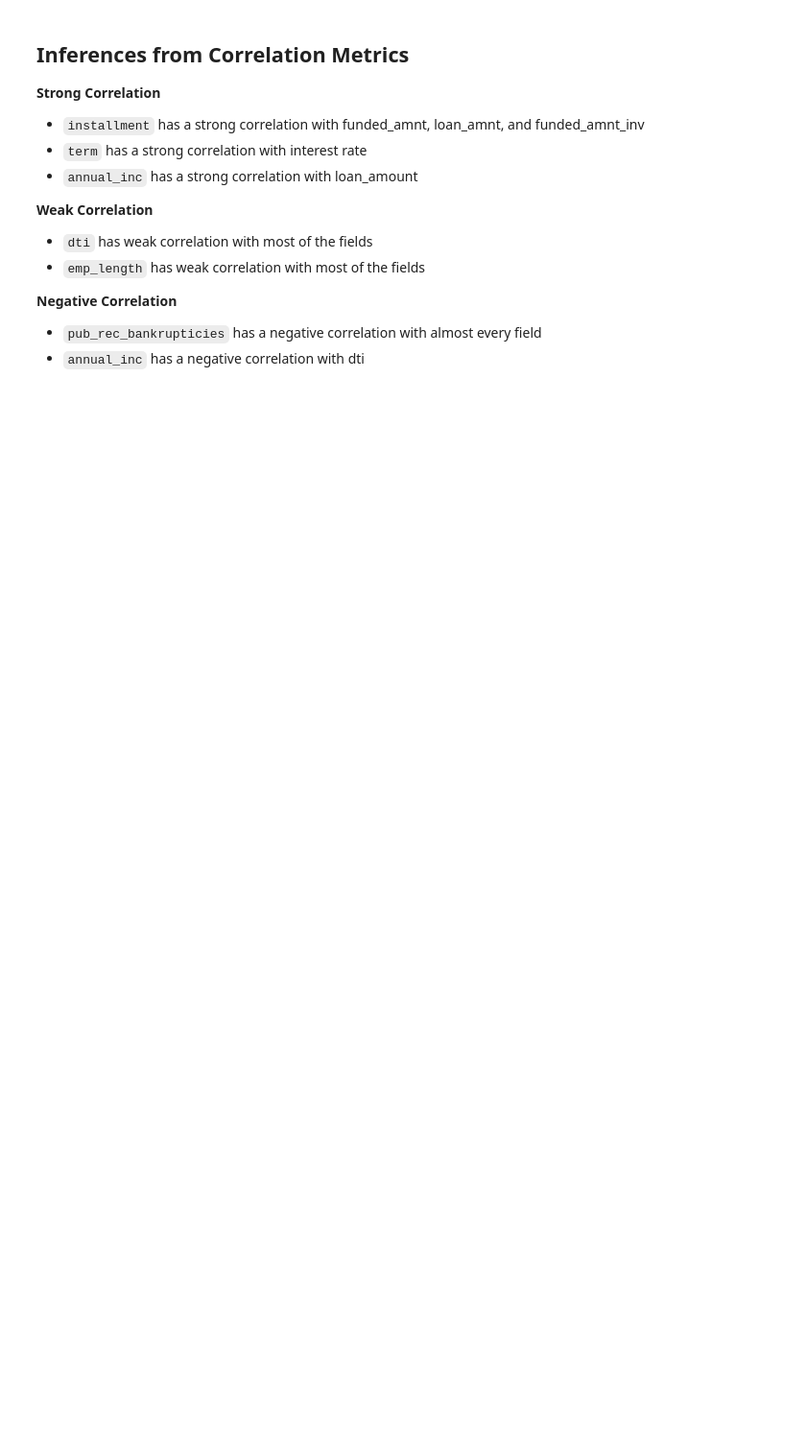
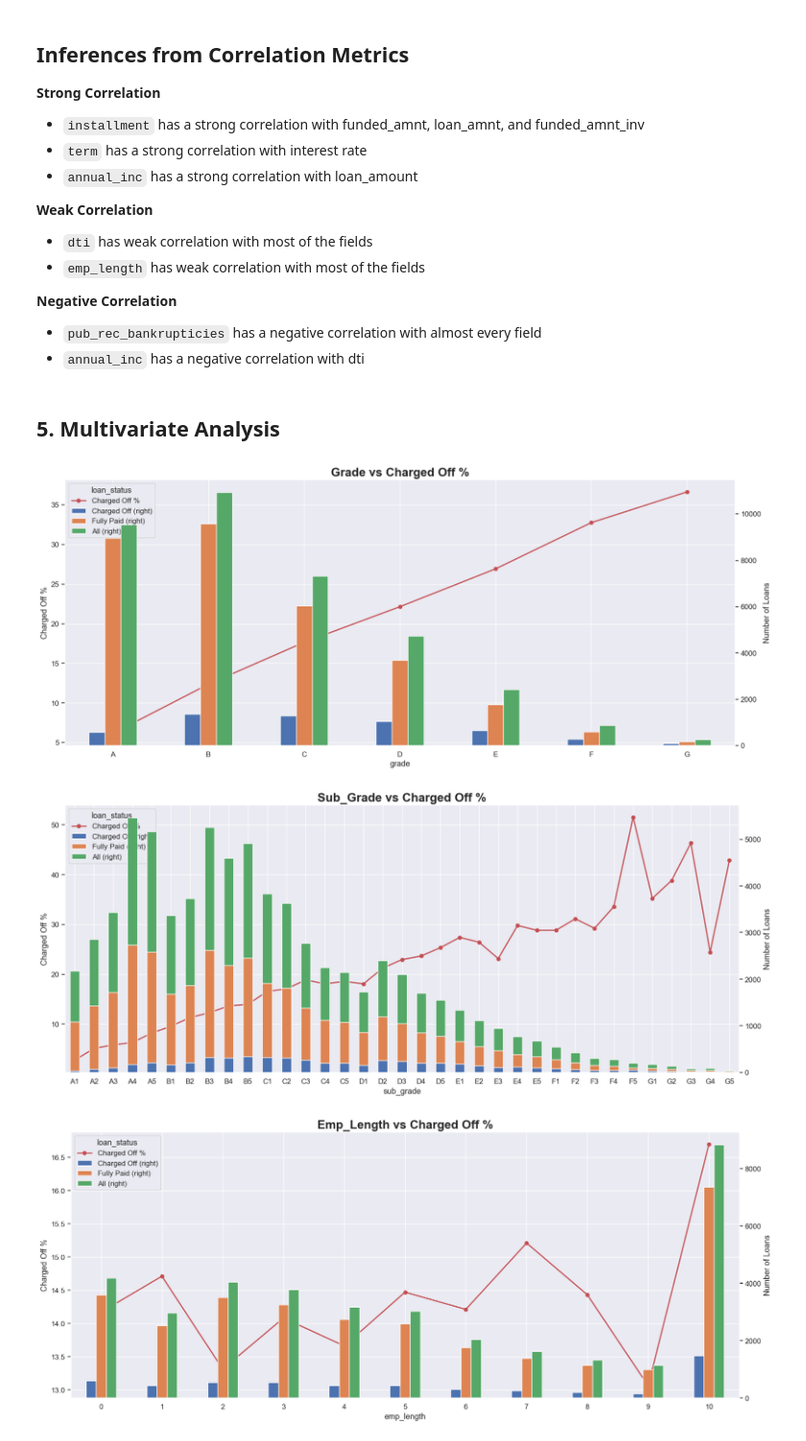
Before and after one commit to akashkriplani/lending-club-case-study, a Jupyter notebook: Akash_Kriplani.ipynb, the cells around one changed output. Shown at 96% size. Drawn from its saved outputs; the diff is of its cells as text; code cells hidden in the pictures; blank space fills up the shorter version.

Commit message:
Multivariate analysis complete

```diff
--- a/Akash_Kriplani.ipynb
+++ b/Akash_Kriplani.ipynb
@@ -1474,3 +1510,26 @@ plt.show()
 **Negative Correlation**
 - `pub_rec_bankrupticies` has a negative correlation with almost every field
 - `annual_inc` has a negative correlation with dti
+# %% [markdown]
+## 5. Multivariate Analysis
+# %%
+columns_config = {
+    'grade': {},
+    'sub_grade': {'stacked': True},
+    'emp_length': {},
+    'addr_state': {},
+    'purpose': {},
+    'home_ownership': {},
+    'verification_status': {'stacked': True},
+    'annual_inc_bucket': {'stacked': True},
+    'dti_bucket': {},
+    'int_rate_bucket': {}
+}
+
+for column, plot_config in columns_config.items():
+    stacked = plot_config.get('stacked', False)
+    plot_charged_off_percentage(loan_df, column, stacked)
+# %% [output]
+[figure, added]
+[figure, added]
+[figure, added]
```
Also changed, not shown: parts of 5 cells of this notebook.
